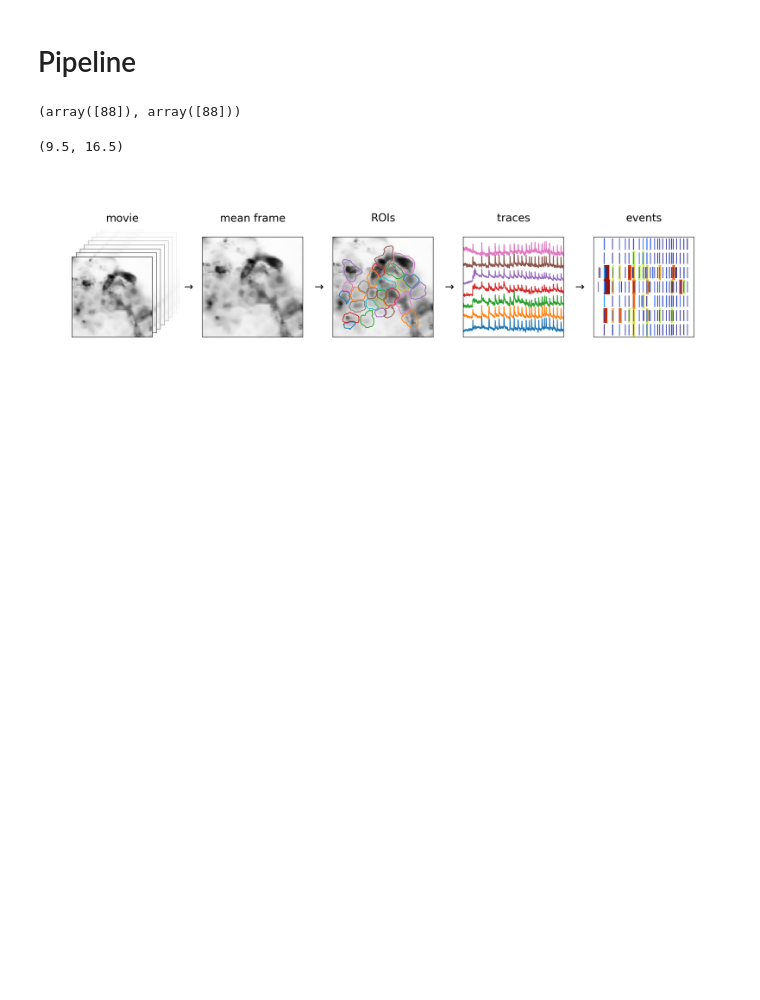
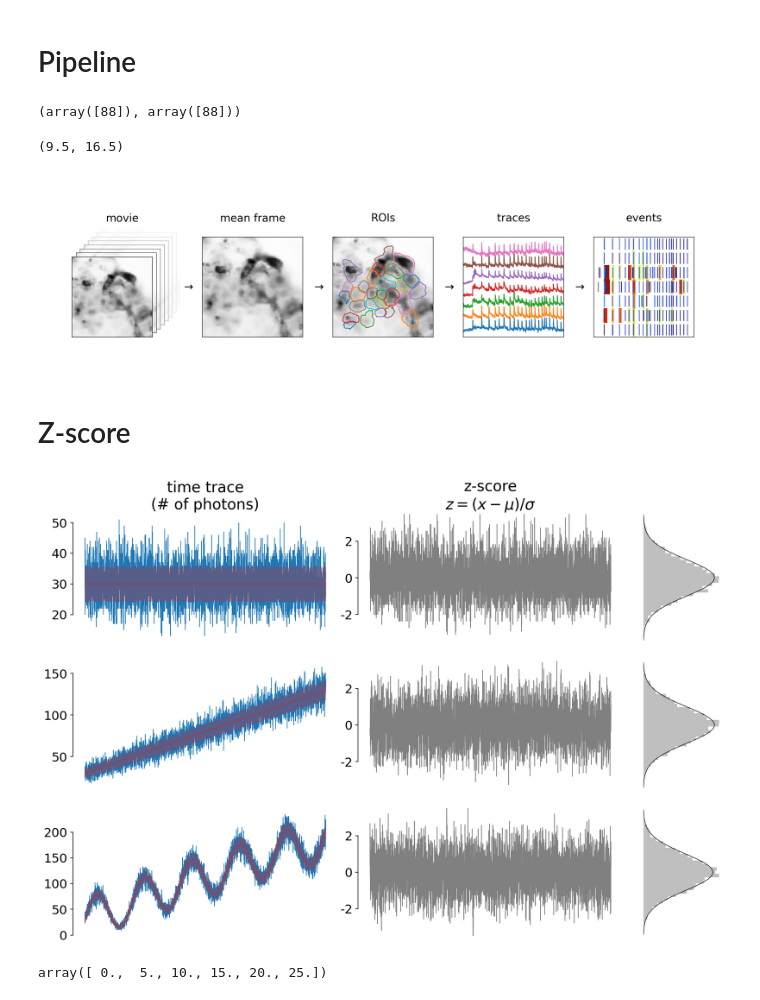
Before and after one commit to szarma/Physio_Ca, a Jupyter notebook: docs/materials_and_methods.ipynb, the cells around one changed output. Cells and saved outputs as stored; diff of their text form; code cells hidden in the pictures; blank space fills up the shorter version.

```diff
--- a/docs/materials_and_methods.ipynb
+++ b/docs/materials_and_methods.ipynb
@@ -310,3 +310,65 @@ axs[-1].set_ylim(indices[0]-.5,indices[-1]+.5)
 [figure]
 # %%
 fig.savefig("figures/pipeline.pdf")
+# %% [markdown]
+# Z-score
+# %%
+mu0 = 30
+lw = .7
+Npoints = 5000
+np.random.seed(0)
+bins = np.linspace(-3.5,3.5,40)
+binc = (bins[:-1]+bins[1:])/2
+# with plt.style.context("default"):
+fig, axs = plt.subplots(3,3,figsize=(15,10), gridspec_kw={"width_ratios":[1,1,.3]})
+for i,mu in enumerate([
+    [mu0]*Npoints,
+    mu0+.02*np.arange(Npoints),
+    mu0+np.sin(np.arange(Npoints)/np.pi/50)*40+.03*np.arange(Npoints)+np.sin(np.arange(Npoints)/np.pi/600)*10
+]):
+    mu = np.array(mu)
+    x = dst.poisson(mu=mu).rvs()
+    ax = axs[i,0]
+    ax.plot(x,label=r"trace $x$",lw=lw, clip_on=True)
+    ax.plot(mu,color="C3", lw=lw)
+    ax.fill_between(np.arange(Npoints),mu+mu**.5,mu-mu**.5,color="C3",alpha = .3, zorder=10)
+    axs[i,1].plot((x-mu)/mu**.5,lw=lw,color="grey")
+    axs[i,1].plot((x-mu)/mu**.5,lw=lw,color="grey")
+    axs[i,2].hist((x-mu)/mu**.5,bins, color="grey", orientation="horizontal", density=True, alpha =.5)
+    axs[i,2].plot(dst.norm.pdf(binc), binc, color="k",lw=lw)
+# for ax in axs[:,0]:
+#     ax.set_ylabel("# of photons")
+# for ax in axs[:,1]:
+#     ax.set_ylabel("z-score")
+for ax in axs[:,1:].flat:
+    ax.set_ylim(-3.5,3.5)
+axs[0,0].set_title("time trace\n(# of photons)")
+axs[0,1].set_title("z-score\n"+r"$z=(x-\mu)/\sigma$")
+
+plt.subplots_adjust(wspace=.1, hspace=.15)
+
+for ax in axs[:,2].flat:
+    ax.set_xticks([])
+    for sp in ["top","right","bottom"]:
+        ax.spines[sp].set_visible(False)
+for ax in axs[:,:2].flat:
+    ax.set_xticks([])
+    for sp in ["top","right","bottom"]:
+        ax.spines[sp].set_visible(False)
+for ax in axs[:,1]:
+    ax.spines["left"].set_bounds(-2,2)
+    ax.set_yticks([-2,0,2])
+    ax.set_yticklabels([-2,0,2])
+for ax in axs[:,2]:
+    ax.spines["left"].set_visible(False)
+    ax.set_yticks([])
+#     ax.spines["left"].set_position(("outward",10))
+#     yt = [-2,0,2]
+#     ax.spines["left"].set_bounds(yt[0], yt[-1])
+#     ax.set_yticks(yt)
+#     ax.set_yticklabels(yt)
+for ax in axs[:,0]:
+    yt = ax.get_yticks().copy()
+    ax.spines["left"].set_bounds(yt[1],yt[-2])
+# %% [output]
+[figure, added]
@@ -312,0 +377,4 @@ fig.savefig("figures/pipeline.pdf")
+# %%
+axs[0,0].get_yticks()
+# %% [output]
+array([ 0.,  5., 10., 15., 20., 25.])
```
Also changed, not shown: parts of 2 cells of this notebook, 1 other file.
